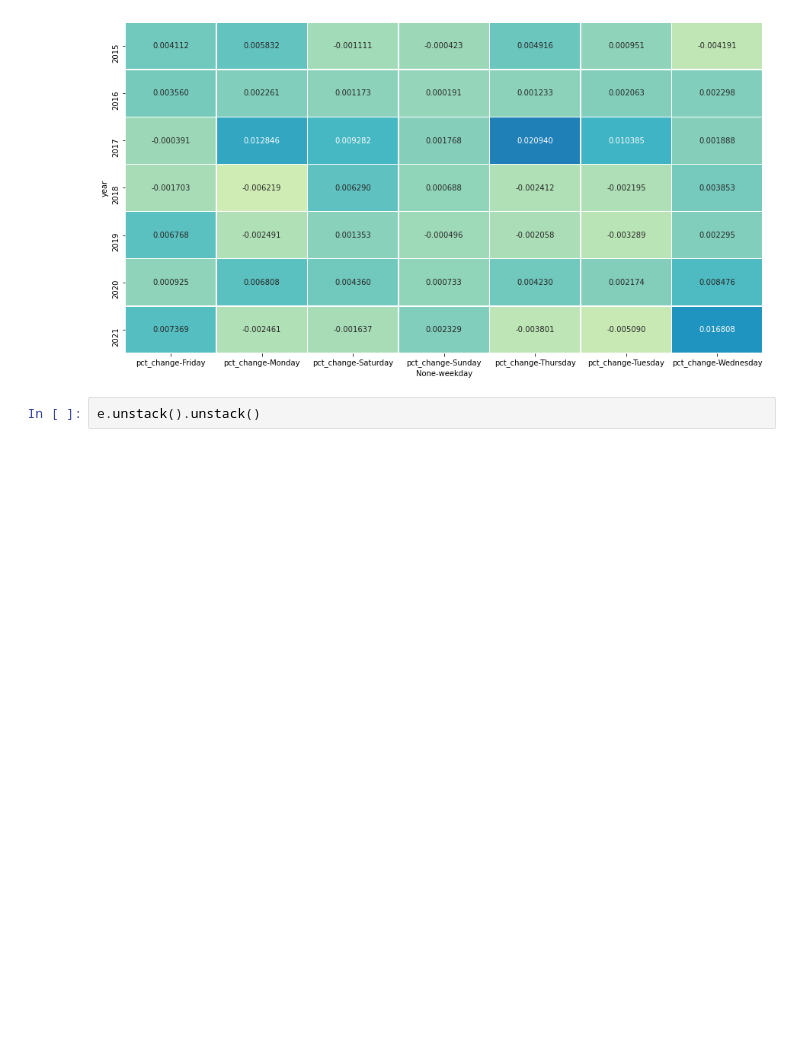
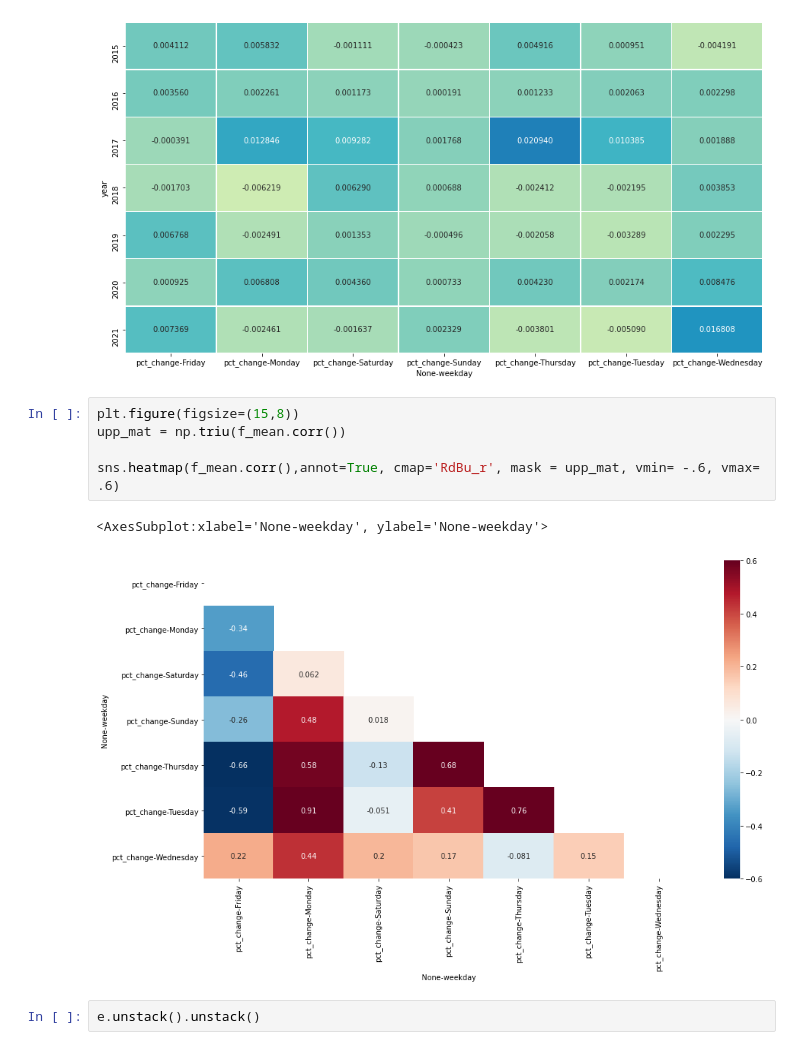
Before and after one commit to alkohooliker/jupyterNBs, a Jupyter notebook: btc_pred.ipynb, the cells around one changed output. Drawn from its saved outputs; the diff is of its cells as text; blank space fills up the shorter version.

```diff
--- a/btc_pred.ipynb
+++ b/btc_pred.ipynb
@@ -219,6 +219,14 @@ plt.show()
 # %% [output]
 [figure]
 [figure]
+# %%
+plt.figure(figsize=(15,8))
+upp_mat = np.triu(f_mean.corr())
+
+sns.heatmap(f_mean.corr(),annot=True, cmap='RdBu_r', mask = upp_mat, vmin= -.6, vmax= .6)
+# %% [output]
+<AxesSubplot:xlabel='None-weekday', ylabel='None-weekday'>
+[figure, added]
 # %%
 e.unstack().unstack()
 # %% [output]
```
Also changed, not shown: parts of 5 cells of this notebook.
